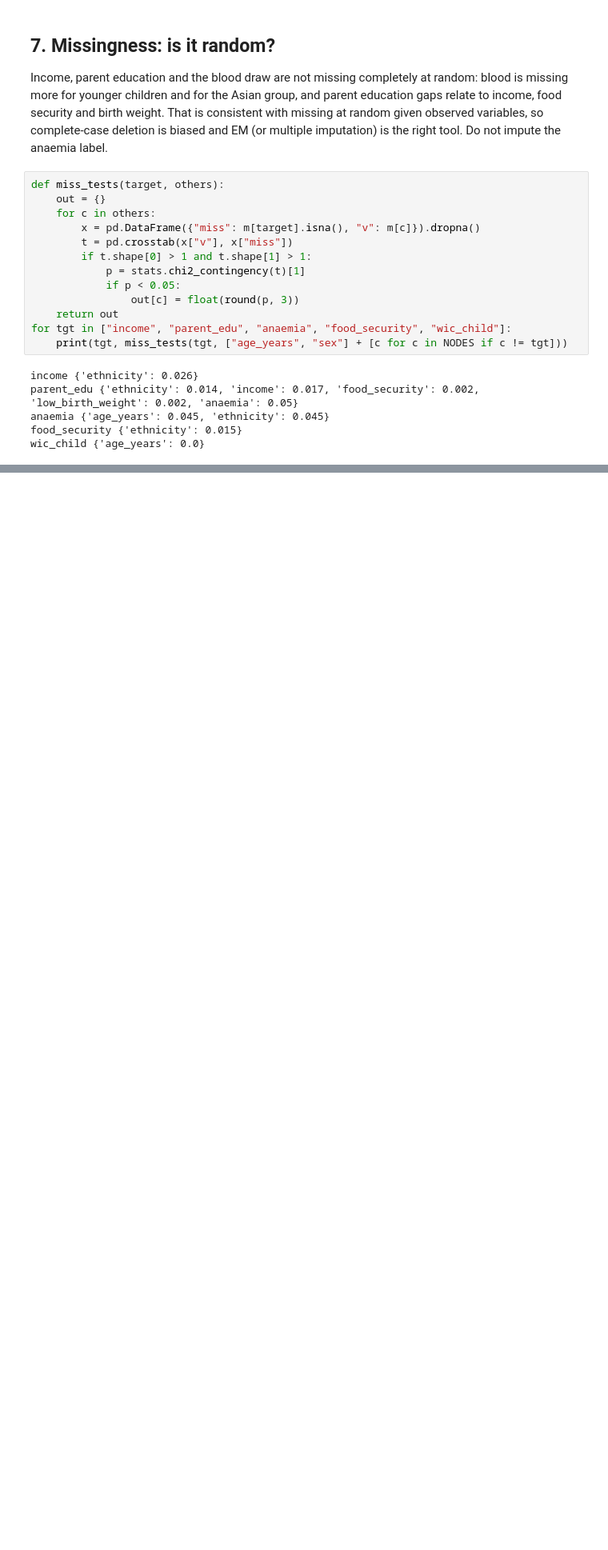
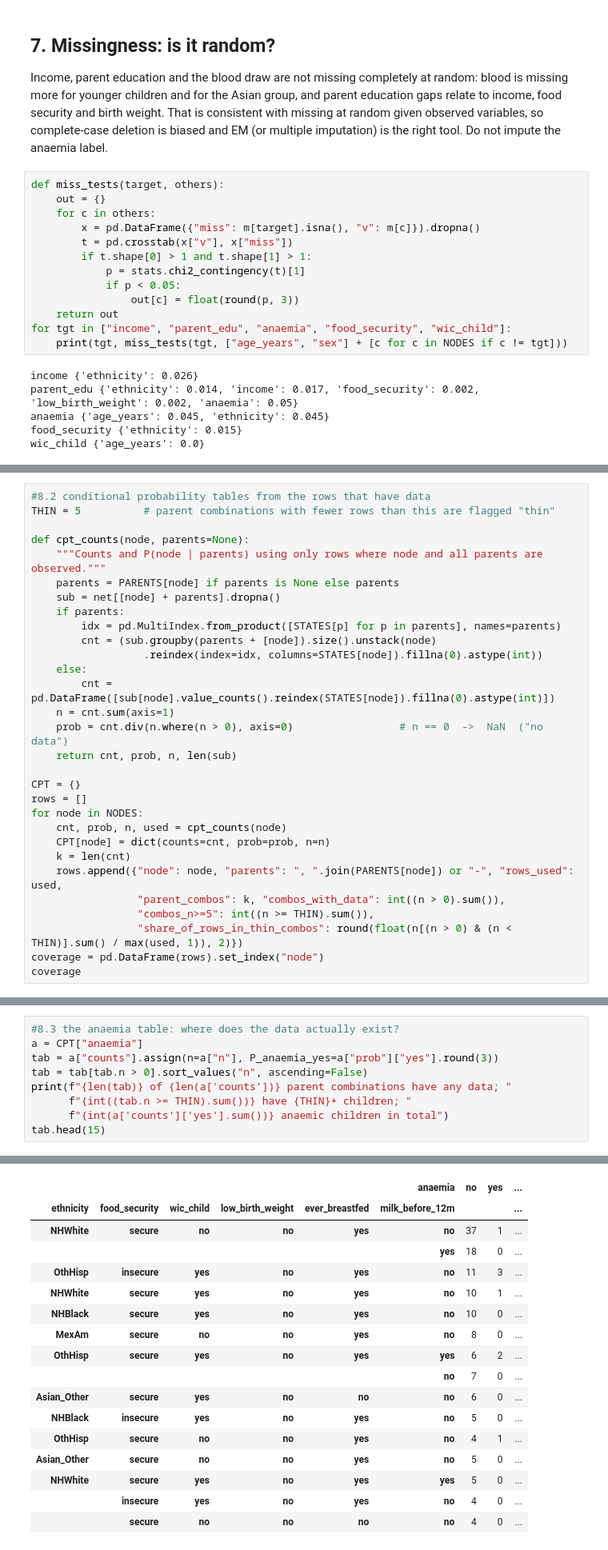
Before and after one commit to yashita-mishra/AI-Project-Child-Nutrition, a Jupyter notebook: 02_features_and_eda.ipynb, the cells around one changed output, grey strips where cells are left out. Shown at 80% size. Drawn from its saved outputs; the diff is of its cells as text; blank space fills up the shorter version.

```diff
--- a/02_features_and_eda.ipynb
+++ b/02_features_and_eda.ipynb
@@ -198,0 +246,30 @@ wic_child {'age_years': 0.0}
+# %%
+#8.2 conditional probability tables from the rows that have data
+THIN = 5          # parent combinations with fewer rows than this are flagged "thin"
+
+def cpt_counts(node, parents=None):
+    """Counts and P(node | parents) using only rows where node and all parents are observed."""
+    parents = PARENTS[node] if parents is None else parents
+    sub = net[[node] + parents].dropna()
+    if parents:
+        idx = pd.MultiIndex.from_product([STATES[p] for p in parents], names=parents)
+        cnt = (sub.groupby(parents + [node]).size().unstack(node)
+                  .reindex(index=idx, columns=STATES[node]).fillna(0).astype(int))
+    else:
+        cnt = pd.DataFrame([sub[node].value_counts().reindex(STATES[node]).fillna(0).astype(int)])
+    n = cnt.sum(axis=1)
+    prob = cnt.div(n.where(n > 0), axis=0)                 # n == 0  ->  NaN  ("no data")
+    return cnt, prob, n, len(sub)
+
+CPT = {}
+rows = []
+for node in NODES:
+    cnt, prob, n, used = cpt_counts(node)
+    CPT[node] = dict(counts=cnt, prob=prob, n=n)
+    k = len(cnt)
+    rows.append({"node": node, "parents": ", ".join(PARENTS[node]) or "-", "rows_used": used,
+                 "parent_combos": k, "combos_with_data": int((n > 0).sum()),
+                 "combos_n>=5": int((n >= THIN).sum()),
+                 "share_of_rows_in_thin_combos": round(float(n[(n > 0) & (n < THIN)].sum() / max(used, 1)), 2)})
+coverage = pd.DataFrame(rows).set_index("node")
+coverage
@@ -198,0 +289,10 @@ wic_child {'age_years': 0.0}
+# %%
+#8.3 the anaemia table: where does the data actually exist?
+a = CPT["anaemia"]
+tab = a["counts"].assign(n=a["n"], P_anaemia_yes=a["prob"]["yes"].round(3))
+tab = tab[tab.n > 0].sort_values("n", ascending=False)
+print(f"{len(tab)} of {len(a['counts'])} parent combinations have any data; "
+      f"{int((tab.n >= THIN).sum())} have {THIN}+ children; "
+      f"{int(a['counts']['yes'].sum())} anaemic children in total")
+tab.head(15)
+# %% [output]
@@ -198,0 +300,17 @@ wic_child {'age_years': 0.0}
+|  |  |  |  |  | anaemia | no | yes | ... |
+| ethnicity | food_security | wic_child | low_birth_weight | ever_breastfed | milk_before_12m |  |  | ... |
+| NHWhite | secure | no | no | yes | no | 37 | 1 | ... |
+|  |  |  |  |  | yes | 18 | 0 | ... |
+| OthHisp | insecure | yes | no | yes | no | 11 | 3 | ... |
+| NHWhite | secure | yes | no | yes | no | 10 | 1 | ... |
+| NHBlack | secure | yes | no | yes | no | 10 | 0 | ... |
+| MexAm | secure | no | no | yes | no | 8 | 0 | ... |
+| OthHisp | secure | yes | no | yes | yes | 6 | 2 | ... |
+|  |  |  |  |  | no | 7 | 0 | ... |
+| Asian_Other | secure | yes | no | no | no | 6 | 0 | ... |
+| NHBlack | insecure | yes | no | yes | no | 5 | 0 | ... |
+| OthHisp | secure | no | no | yes | no | 4 | 1 | ... |
+| Asian_Other | secure | no | no | yes | no | 5 | 0 | ... |
+| NHWhite | secure | yes | no | yes | yes | 5 | 0 | ... |
+|  | insecure | yes | no | yes | no | 4 | 0 | ... |
+|  | secure | no | no | no | no | 4 | 0 | ... |
```
Also changed, not shown: parts of 19 cells of this notebook.
